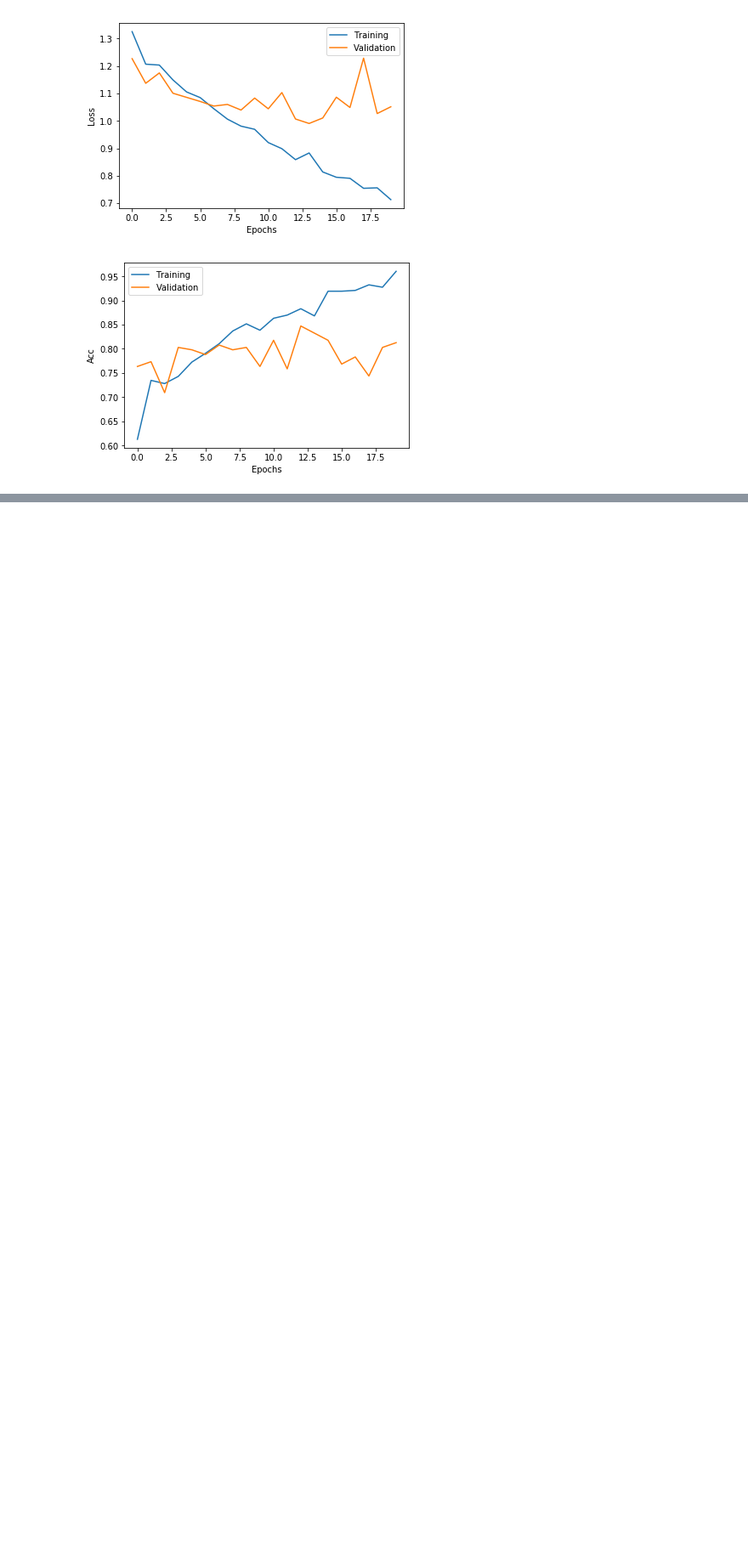
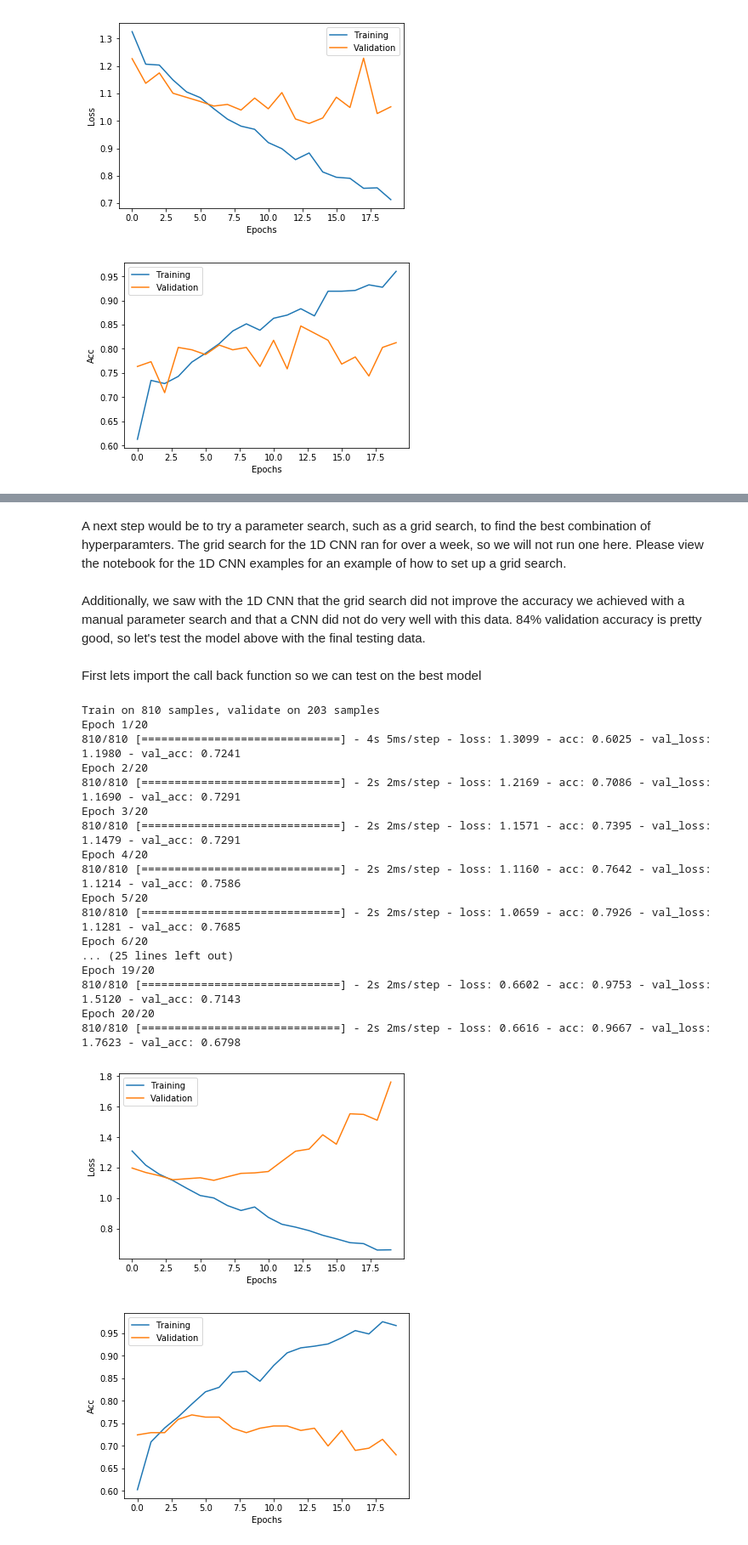
Before and after one commit to kitchell/DeepLearningTutorial_LBspectrum, a Jupyter notebook: 2D CNN with LB spectrum.ipynb, the cells around one changed output, grey strips where cells are left out. Shown at 85% size. Cells and saved outputs as stored; diff of their text form; code cells hidden in the pictures; blank space fills up the shorter version.

Commit message:
2dcnn

```diff
--- a/2D CNN with LB spectrum.ipynb
+++ b/2D CNN with LB spectrum.ipynb
@@ -291,0 +292,6 @@ Removing the final MaxPooling layer helped a lot. We were able to reach a valida
+# %% [markdown]
+A next step would be to try a parameter search, such as a grid search, to find the best combination of hyperparamters. The grid search for the 1D CNN ran for over a week, so we will not run one here. Please view the notebook for the 1D CNN examples for an example of how to set up a grid search.
+# %% [markdown]
+Additionally, we saw with the 1D CNN that the grid search did not improve the accuracy we achieved with a manual parameter search and that a CNN did not do very well with this data.  84% validation accuracy is pretty good, so let's test the model above with the final testing data.
+# %% [markdown]
+First lets import the call back function so we can test on the best model
@@ -291,0 +300,46 @@ Removing the final MaxPooling layer helped a lot. We were able to reach a valida
+# %%
+best_model = ModelCheckpoint('/home/pestillilab/lindsey/DeepLearningTutorial_LBspectrum/bestmodel_2dcnn_1.h5', monitor='val_acc', save_best_only=True)
+adam = Adam(lr=.0001)
+
+model = Sequential()
+model.add(Conv2D(80, kernel_size=(3), activation='relu', input_shape=(allsubjs_alltracts_array.shape[1],
+                                                                       allsubjs_alltracts_array.shape[2],1),
+                                                                         kernel_regularizer=l1(.0001)))
+model.add(Conv2D(80, kernel_size=(3), activation='relu', kernel_regularizer=l1(.0001)))
+model.add(MaxPooling2D())
+model.add(Dropout(0.5))
+model.add(Conv2D(100, kernel_size=(3), activation='relu', kernel_regularizer=l1(.0001)))
+model.add(Conv2D(100, kernel_size=(3), activation='relu', kernel_regularizer=l1(.0001)))
+# model.add(MaxPooling2D())
+model.add(Flatten())
+# model.add(Dense(300, activation='relu', kernel_regularizer=l2(.0001)))
+model.add(Dropout(0.5))
+model.add(Dense(1, activation='sigmoid'))
+#model.add(Activation('softmax'))
+
+model.compile(optimizer=adam, loss='binary_crossentropy', metrics=['accuracy'])
+
+history = model.fit(trainvalX, trainvalY, epochs=20, batch_size=20, validation_data=(testX, testY), callbacks=[best_model])
+
+
+plot_history(history)
+# %% [output]
+Train on 810 samples, validate on 203 samples
+Epoch 1/20
+810/810 [==============================] - 4s 5ms/step - loss: 1.3099 - acc: 0.6025 - val_loss: 1.1980 - val_acc: 0.7241
+Epoch 2/20
+810/810 [==============================] - 2s 2ms/step - loss: 1.2169 - acc: 0.7086 - val_loss: 1.1690 - val_acc: 0.7291
+Epoch 3/20
+810/810 [==============================] - 2s 2ms/step - loss: 1.1571 - acc: 0.7395 - val_loss: 1.1479 - val_acc: 0.7291
+Epoch 4/20
+810/810 [==============================] - 2s 2ms/step - loss: 1.1160 - acc: 0.7642 - val_loss: 1.1214 - val_acc: 0.7586
+Epoch 5/20
+810/810 [==============================] - 2s 2ms/step - loss: 1.0659 - acc: 0.7926 - val_loss: 1.1281 - val_acc: 0.7685
+Epoch 6/20
+... (25 lines left out)
+Epoch 19/20
+810/810 [==============================] - 2s 2ms/step - loss: 0.6602 - acc: 0.9753 - val_loss: 1.5120 - val_acc: 0.7143
+Epoch 20/20
+810/810 [==============================] - 2s 2ms/step - loss: 0.6616 - acc: 0.9667 - val_loss: 1.7623 - val_acc: 0.6798
+[figure, added]
+[figure, added]
```
Also changed, not shown: parts of 18 cells of this notebook, 1 other file.
